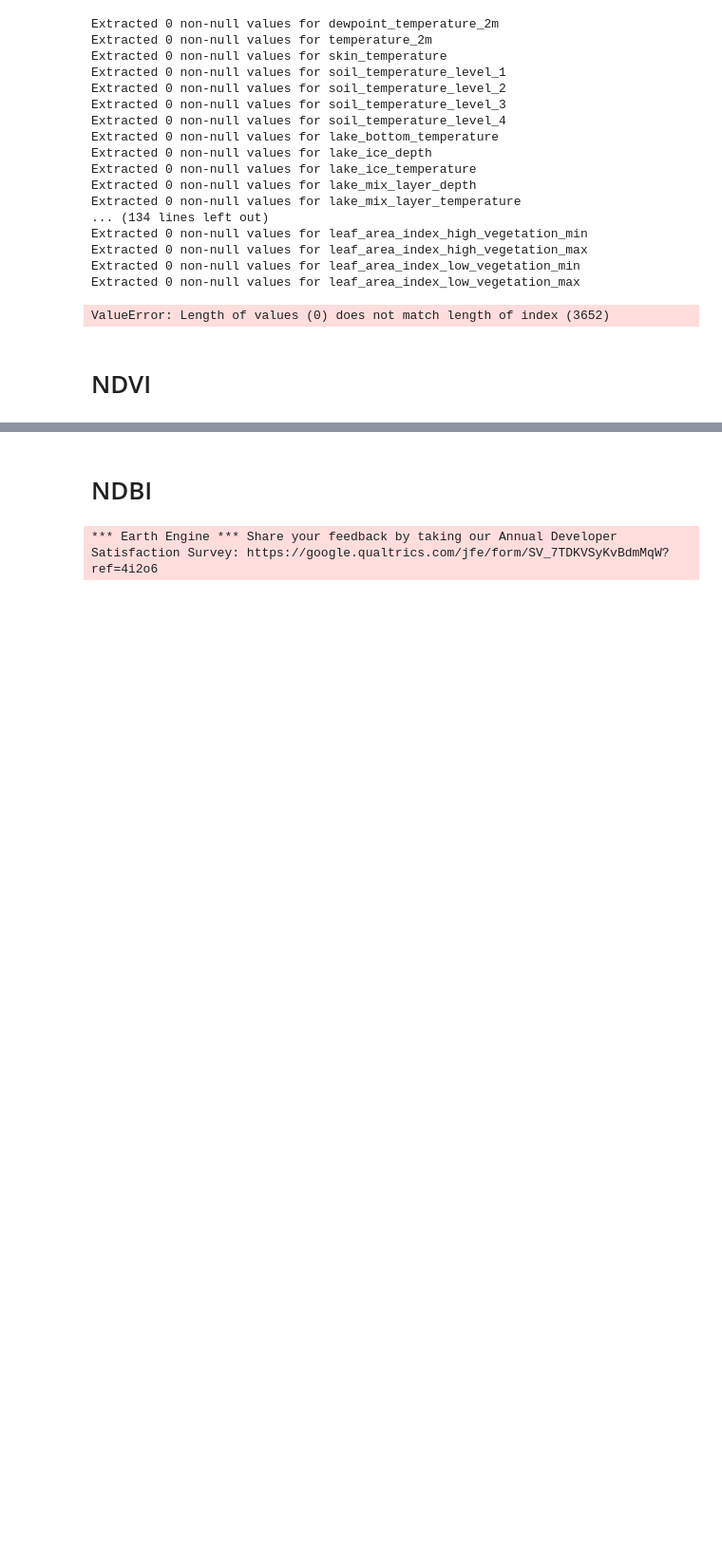
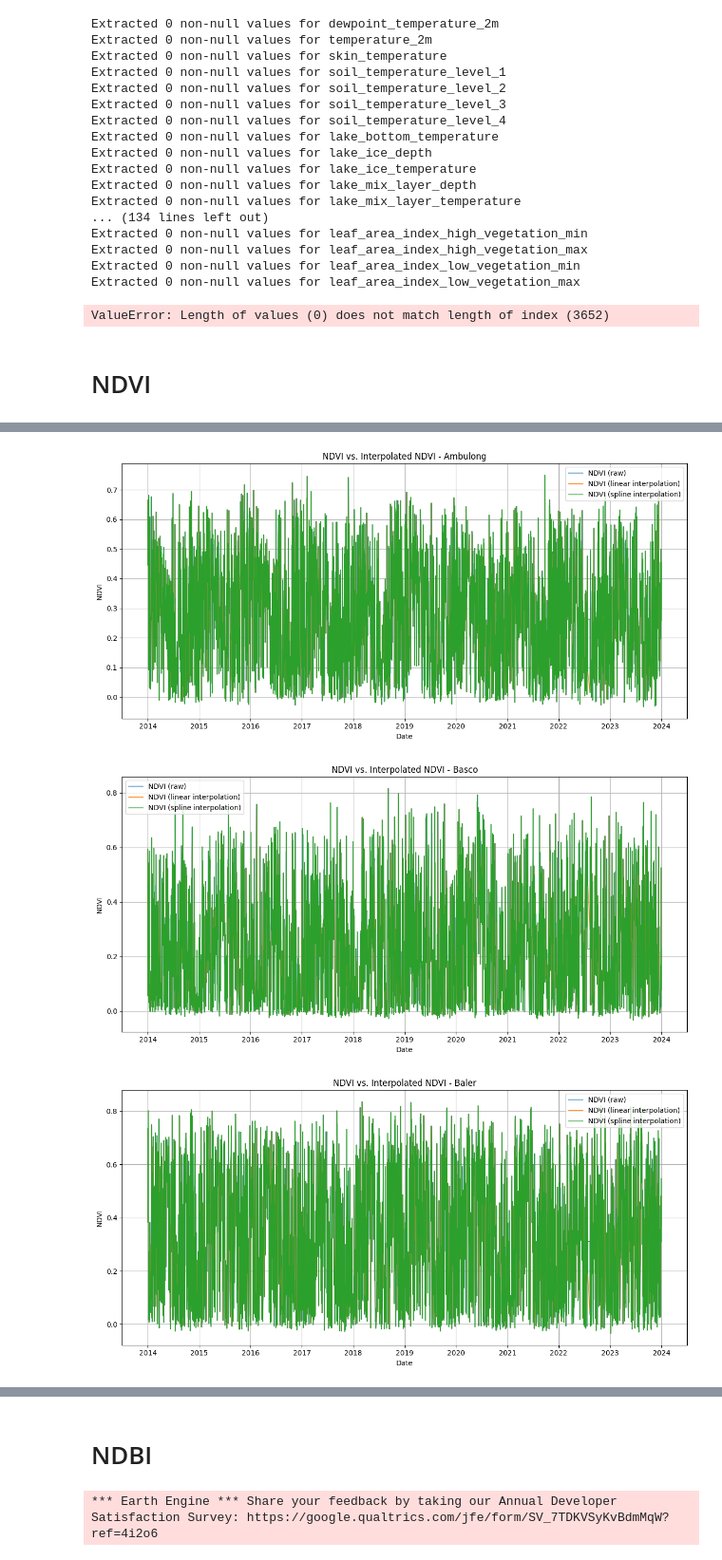
Before and after one commit to machiwao/CCTHESS1-CCTHESS2-Dev-and-Docs, a Jupyter notebook: ERA5_NDVI_NDBI_ALBEDO_Data Scraping.ipynb, the cells around one changed output, grey strips where cells are left out. Shown at 95% size. Cells and saved outputs as stored; diff of their text form; code cells hidden in the pictures; blank space fills up the shorter version.

```diff
--- a/ERA5_NDVI_NDBI_ALBEDO_Data Scraping.ipynb
+++ b/ERA5_NDVI_NDBI_ALBEDO_Data Scraping.ipynb
@@ -325,0 +292,4 @@ Extracting data for Ambulong...
+# %%
+all_dfs = {}
+for station, geom in stations.items():
+    all_dfs[station] = process_station(station, geom, start_date, end_date)
@@ -325,0 +321,31 @@ Extracting data for Ambulong...
+# %%
+import pandas as pd
+import matplotlib.pyplot as plt
+
+def plot_values(csv_file, station_name):
+    # Load CSV (expects columns: date, NDVI_original, NDVI_linear, NDVI_spline)
+    df = pd.read_csv(csv_file, parse_dates=["date"])
+
+    # Plot
+    plt.figure(figsize=(12, 6))
+    plt.plot(df["date"], df["NDVI_original"], label="NDVI (raw)", alpha=0.6)
+    plt.plot(df["date"], df["NDVI_linear"], label="NDVI (linear interpolation)", linewidth=1)
+    plt.plot(df["date"], df["NDVI_spline"], label="NDVI (spline interpolation)", linewidth=1)
+
+
+    plt.xlabel("Date")
+    plt.ylabel("NDVI")
+    plt.title(f"NDVI vs. Interpolated NDVI - {station_name}")
+    plt.legend()
+    plt.grid(True)
+    plt.tight_layout()
+    plt.show()
+
+station_names = ["Ambulong", "Basco", "Baler", "Cabanatuan"]
+for station in station_names:
+    csv_file = f"{station}_NDVI.csv"
+    plot_values(csv_file, station)
+# %% [output]
+[figure, added]
+[figure, added]
+[figure, added]
```
Also changed, not shown: parts of 14 cells of this notebook.
